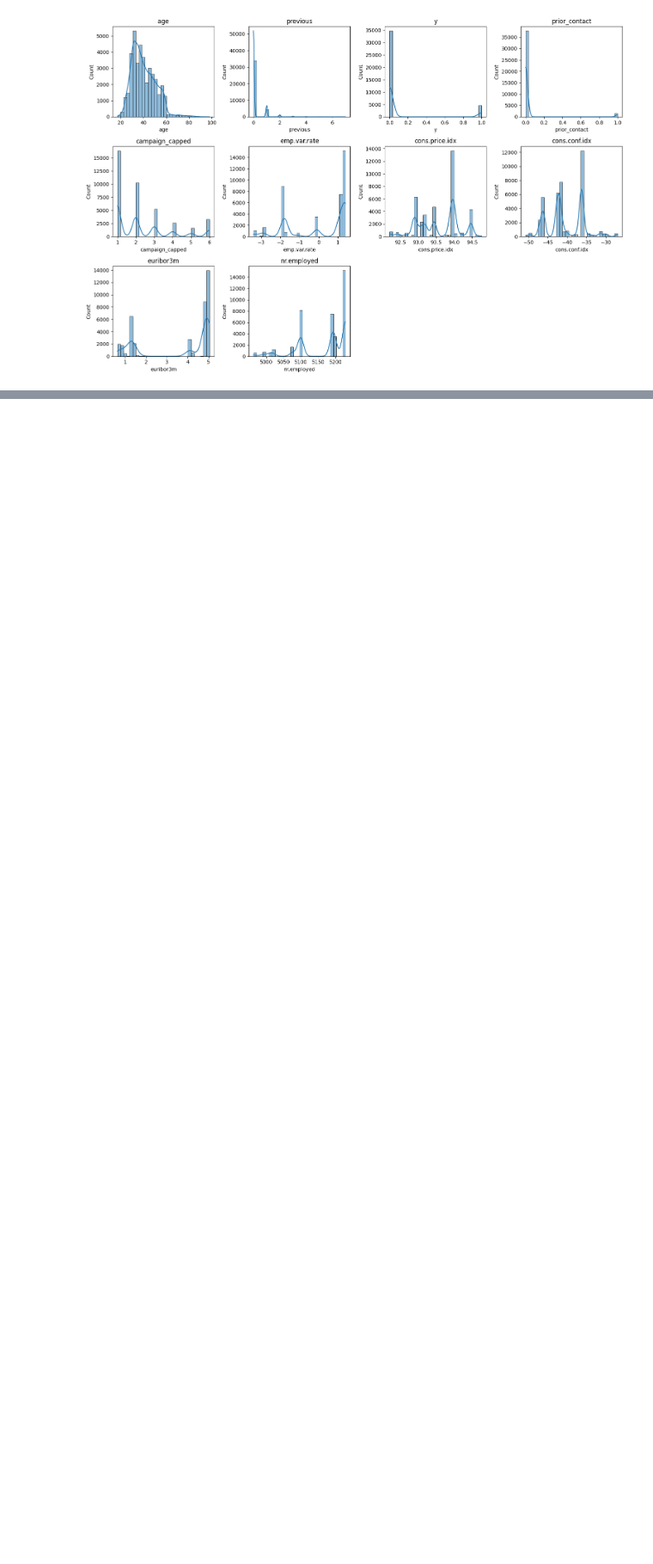
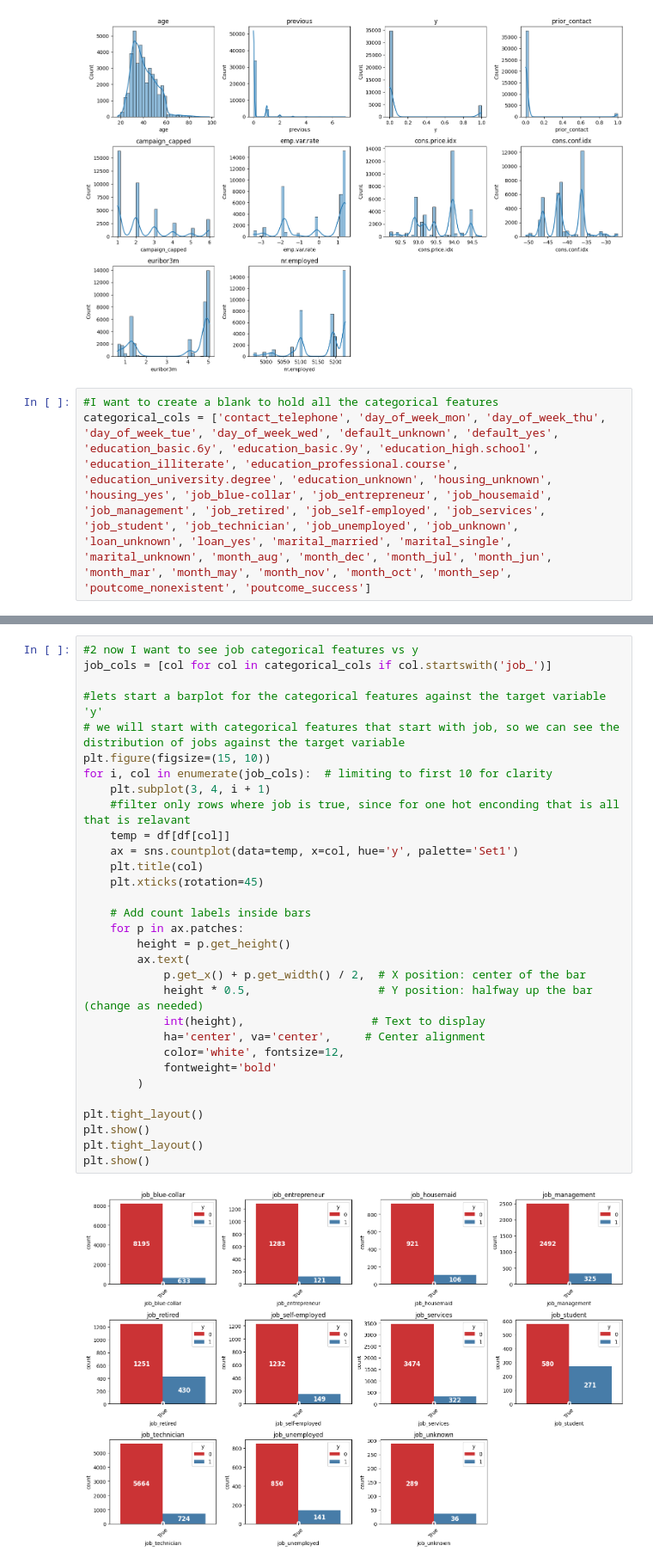
Before and after one commit to oaj1/bank-marketing-analysis, a Jupyter notebook: 01_EDA.ipynb, the cells around one changed output, grey strips where cells are left out. Shown at 86% size. Drawn from its saved outputs; the diff is of its cells as text; blank space fills up the shorter version.

Commit message:
More EDA on Categorical Variables
More EDA on Categorical Variables

```diff
--- a/01_EDA.ipynb
+++ b/01_EDA.ipynb
@@ -87,3 +87,6 @@ plt.tight_layout()
 plt.show()
 # %% [output]
 [figure]
+# %%
+#I want to create a blank to hold all the categorical features
+categorical_cols = ['contact_telephone', 'day_of_week_mon', 'day_of_week_thu', 'day_of_week_tue', 'day_of_week_wed', 'default_unknown', 'default_yes', 'education_basic.6y', 'education_basic.9y', 'education_high.school', 'education_illiterate', 'education_professional.course', 'education_university.degree', 'education_unknown', 'housing_unknown', 'housing_yes', 'job_blue-collar', 'job_entrepreneur', 'job_housemaid', 'job_management', 'job_retired', 'job_self-employed', 'job_services', 'job_student', 'job_technician', 'job_unemployed', 'job_unknown', 'loan_unknown', 'loan_yes', 'marital_married', 'marital_single', 'marital_unknown', 'month_aug', 'month_dec', 'month_jul', 'month_jun', 'month_mar', 'month_may', 'month_nov', 'month_oct', 'month_sep', 'poutcome_nonexistent', 'poutcome_success']
@@ -89,0 +107,33 @@ plt.show()
+# %%
+#2 now I want to see job categorical features vs y
+job_cols = [col for col in categorical_cols if col.startswith('job_')]
+
+#lets start a barplot for the categorical features against the target variable 'y'
+# we will start with categorical features that start with job, so we can see the distribution of jobs against the target variable
+plt.figure(figsize=(15, 10))
+for i, col in enumerate(job_cols):  # limiting to first 10 for clarity
+    plt.subplot(3, 4, i + 1)
+    #filter only rows where job is true, since for one hot enconding that is all that is relavant
+    temp = df[df[col]]
+    ax = sns.countplot(data=temp, x=col, hue='y', palette='Set1')
+    plt.title(col)
+    plt.xticks(rotation=45)
+
+    # Add count labels inside bars
+    for p in ax.patches:
+        height = p.get_height()
+        ax.text(
+            p.get_x() + p.get_width() / 2,  # X position: center of the bar
+            height * 0.5,                   # Y position: halfway up the bar (change as needed)
+            int(height),                   # Text to display
+            ha='center', va='center',     # Center alignment
+            color='white', fontsize=12,
+            fontweight='bold'
+        )
+
+plt.tight_layout()
+plt.show()
+plt.tight_layout()
+plt.show()
+# %% [output]
+[figure, added]
```
Also changed, not shown: parts of 7 cells of this notebook, 1 other file.
